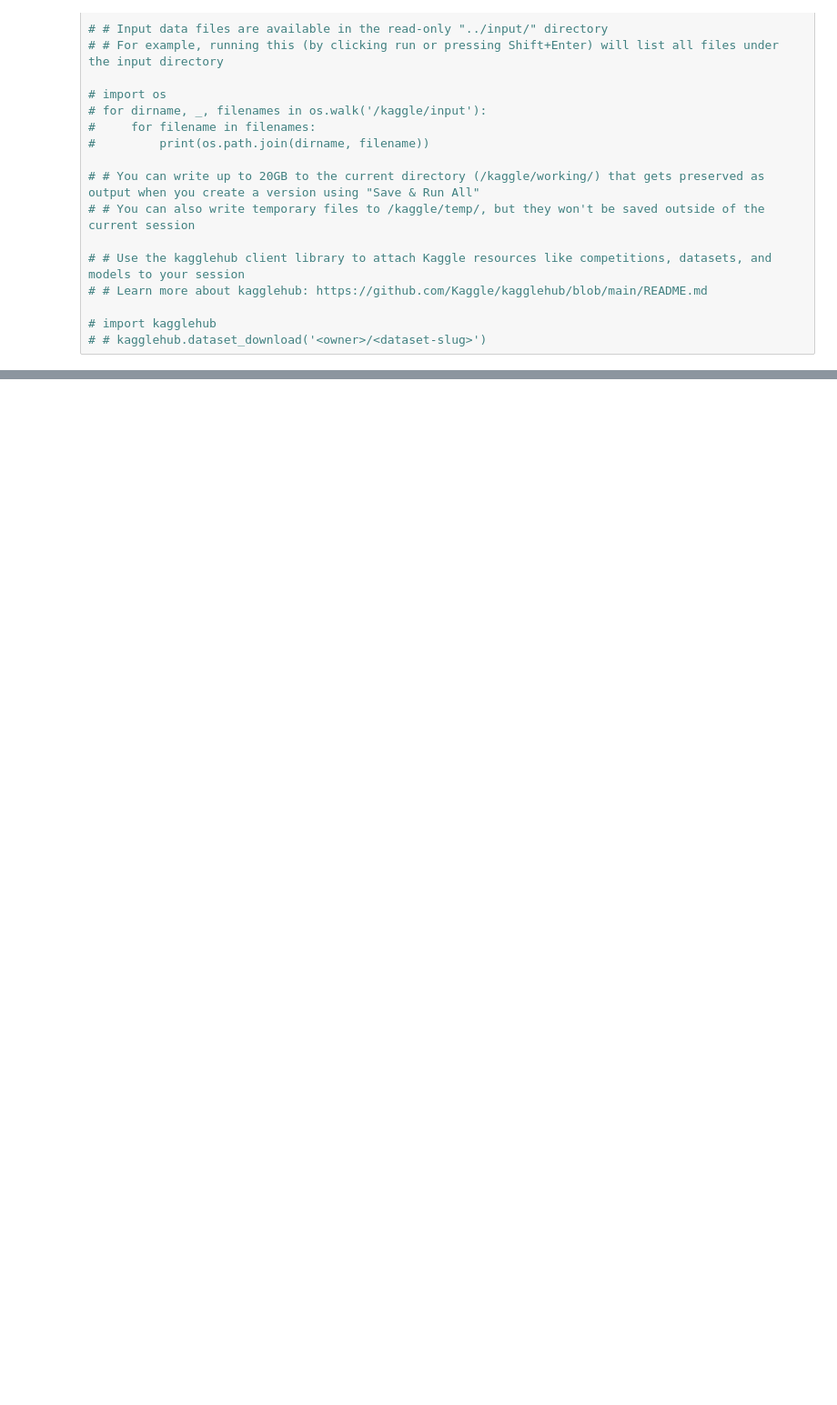
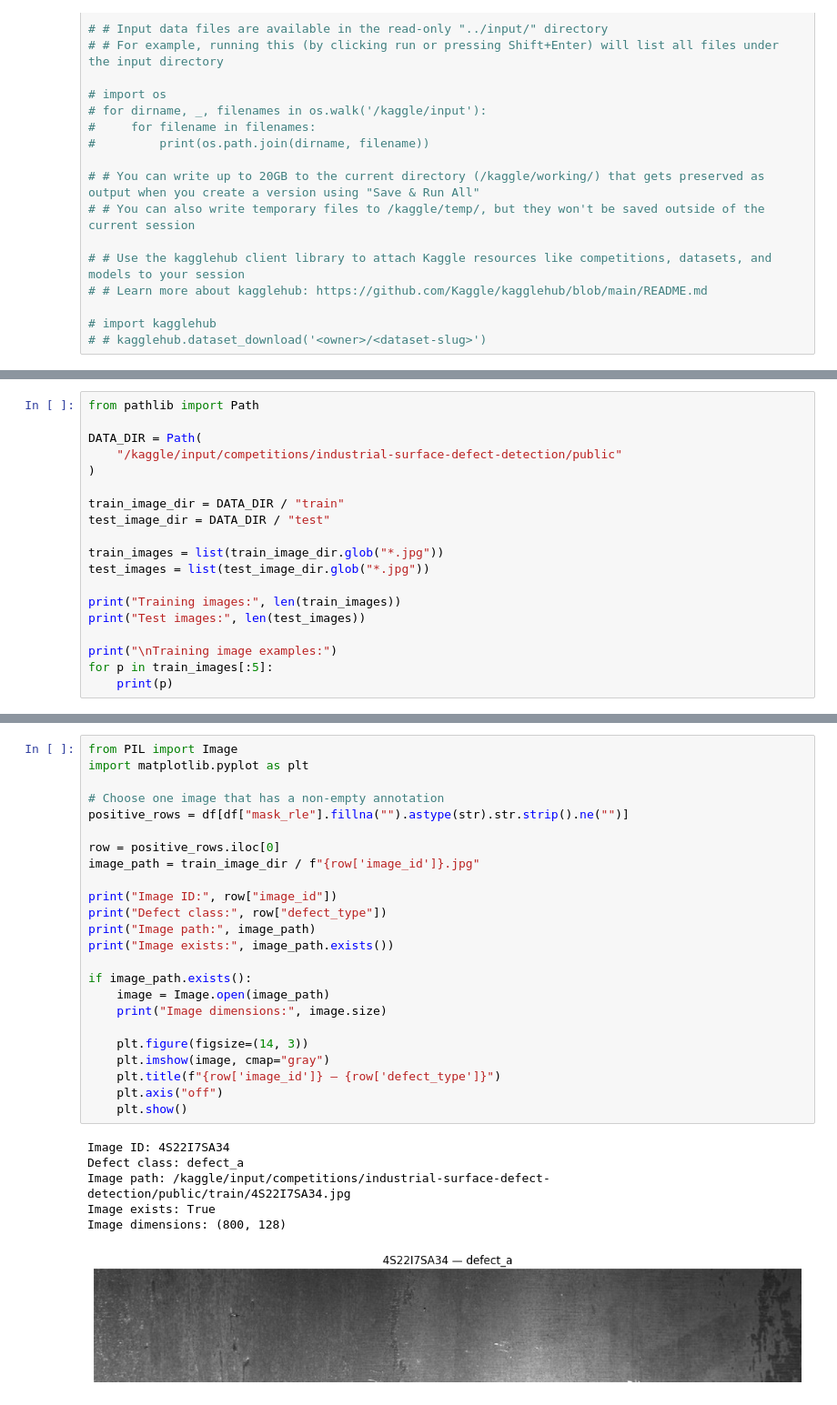
Before and after one commit to harshvardhanwattamwar/dl-genai-project-26-t3, a Jupyter notebook: notebooks/milestone-1.ipynb, the cells around one changed output, grey strips where cells are left out. Shown at 91% size. Cells and saved outputs as stored; diff of their text form; blank space fills up the shorter version.

```diff
--- a/notebooks/milestone-1.ipynb
+++ b/notebooks/milestone-1.ipynb
@@ -96,0 +367,19 @@ clean: 38371
+# %%
+from pathlib import Path
+
+DATA_DIR = Path(
+    "/kaggle/input/competitions/industrial-surface-defect-detection/public"
+)
+
+train_image_dir = DATA_DIR / "train"
+test_image_dir = DATA_DIR / "test"
+
+train_images = list(train_image_dir.glob("*.jpg"))
+test_images = list(test_image_dir.glob("*.jpg"))
+
+print("Training images:", len(train_images))
+print("Test images:", len(test_images))
+
+print("\nTraining image examples:")
+for p in train_images[:5]:
+    print(p)
@@ -96,0 +396,31 @@ clean: 38371
+# %%
+from PIL import Image
+import matplotlib.pyplot as plt
+
+# Choose one image that has a non-empty annotation
+positive_rows = df[df["mask_rle"].fillna("").astype(str).str.strip().ne("")]
+
+row = positive_rows.iloc[0]
+image_path = train_image_dir / f"{row['image_id']}.jpg"
+
+print("Image ID:", row["image_id"])
+print("Defect class:", row["defect_type"])
+print("Image path:", image_path)
+print("Image exists:", image_path.exists())
+
+if image_path.exists():
+    image = Image.open(image_path)
+    print("Image dimensions:", image.size)
+
+    plt.figure(figsize=(14, 3))
+    plt.imshow(image, cmap="gray")
+    plt.title(f"{row['image_id']} — {row['defect_type']}")
+    plt.axis("off")
+    plt.show()
+# %% [output]
+Image ID: 4S22I7SA34
+Defect class: defect_a
+Image path: /kaggle/input/competitions/industrial-surface-defect-detection/public/train/4S22I7SA34.jpg
+Image exists: True
+Image dimensions: (800, 128)
+[figure, added]
```
Also changed, not shown: parts of 33 cells of this notebook.
